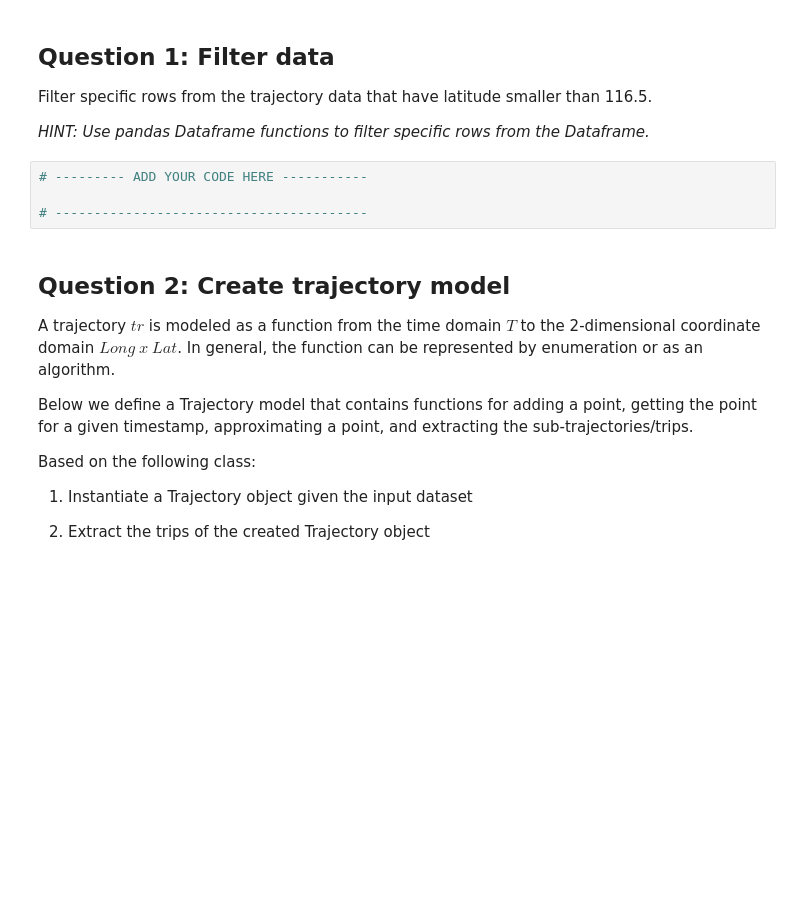
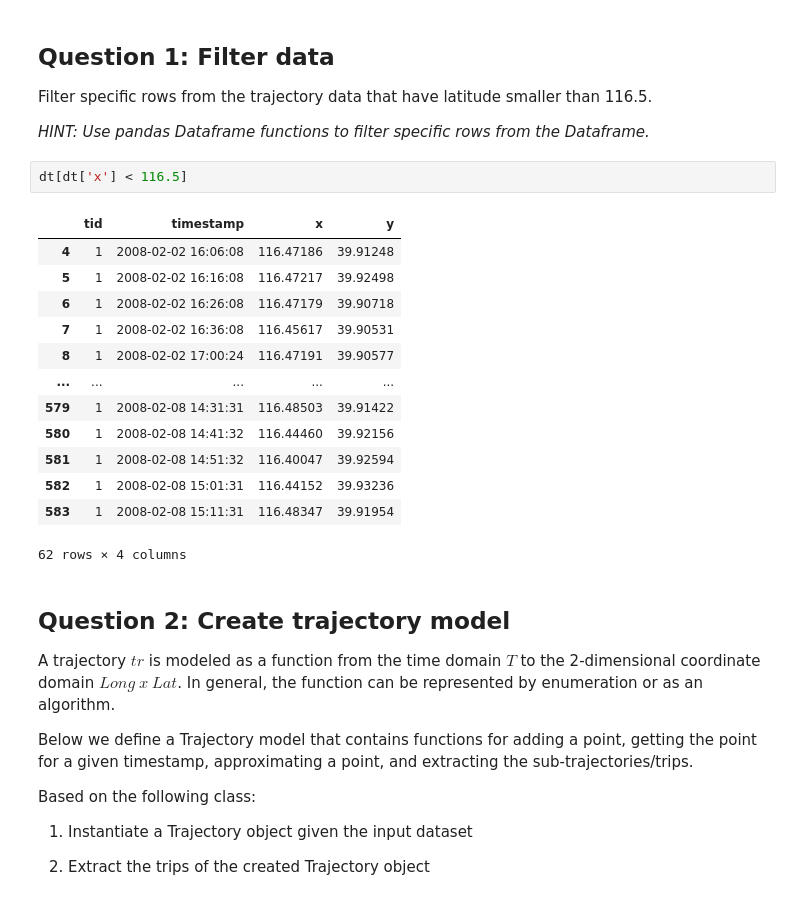
Before and after one commit to umerhasan17/DIS, a Jupyter notebook: Exercises/week 1/DIS_intro.ipynb, the cells around one changed output. Cells and saved outputs as stored; diff of their text form; blank space fills up the shorter version.

```diff
--- a/Exercises/week 1/DIS_intro.ipynb
+++ b/Exercises/week 1/DIS_intro.ipynb
@@ -70,10 +70,22 @@ plt.show()
 Filter specific rows from the trajectory data that have latitude smaller than 116.5.
 
 _HINT: Use pandas Dataframe functions to filter specific rows from the Dataframe._
-# %%
-# --------- ADD YOUR CODE HERE -----------
-
-# ----------------------------------------
+# %%
+dt[dt['x'] < 116.5]
+# %% [output]
+|  | tid | timestamp | x | y |
+| 4 | 1 | 2008-02-02 16:06:08 | 116.47186 | 39.91248 |
+| 5 | 1 | 2008-02-02 16:16:08 | 116.47217 | 39.92498 |
+| 6 | 1 | 2008-02-02 16:26:08 | 116.47179 | 39.90718 |
+| 7 | 1 | 2008-02-02 16:36:08 | 116.45617 | 39.90531 |
+| 8 | 1 | 2008-02-02 17:00:24 | 116.47191 | 39.90577 |
+| ... | ... | ... | ... | ... |
+| 579 | 1 | 2008-02-08 14:31:31 | 116.48503 | 39.91422 |
+| 580 | 1 | 2008-02-08 14:41:32 | 116.44460 | 39.92156 |
+| 581 | 1 | 2008-02-08 14:51:32 | 116.40047 | 39.92594 |
+| 582 | 1 | 2008-02-08 15:01:31 | 116.44152 | 39.93236 |
+| 583 | 1 | 2008-02-08 15:11:31 | 116.48347 | 39.91954 |
+62 rows × 4 columns
 # %% [markdown]
 ## Question 2: Create trajectory model
 
```
Also changed, not shown: parts of 6 cells of this notebook, 1 other file.
